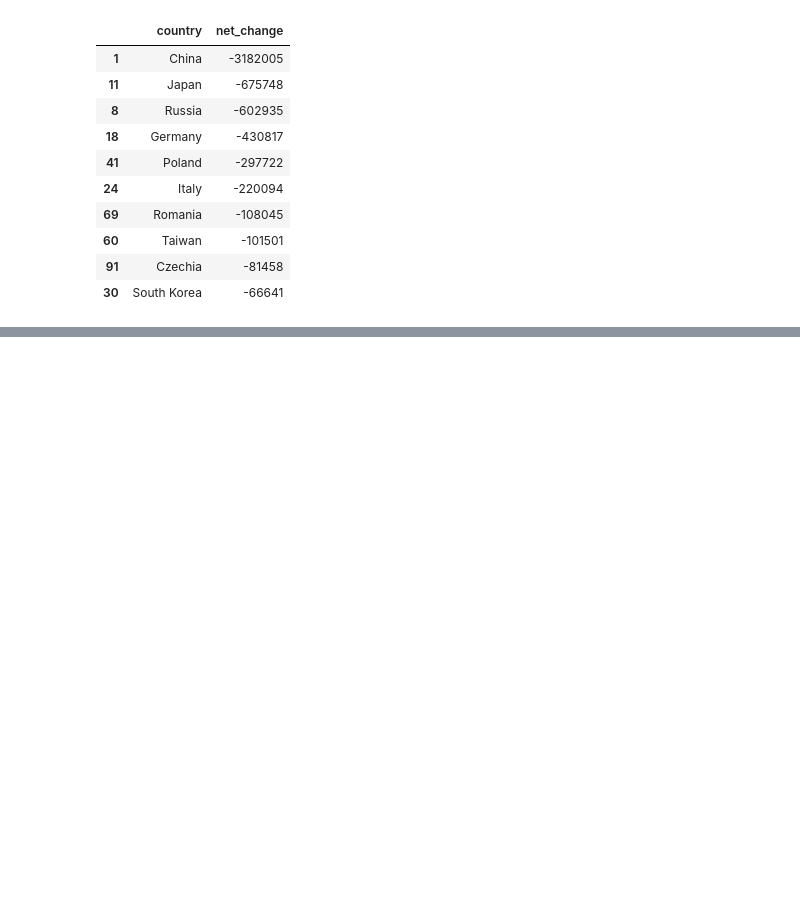
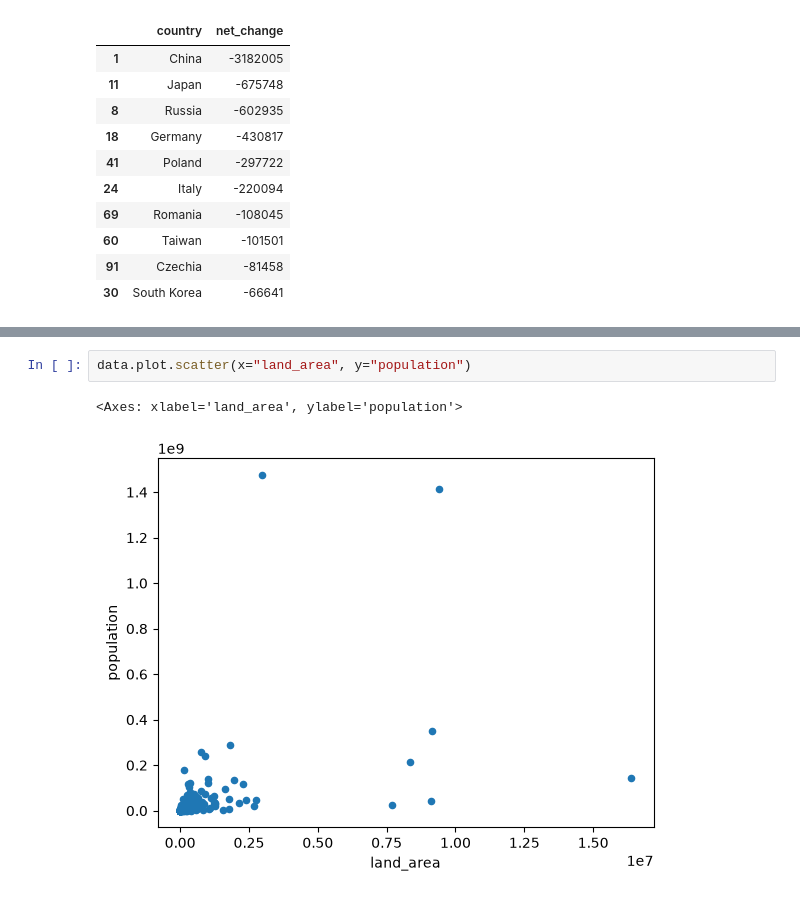
Before and after one commit to KristijanJakimov/population_analysis_project, a Jupyter notebook: analysis.ipynb, the cells around one changed output, grey strips where cells are left out. Saved outputs shown, nothing was run; the diff lists cells and outputs as text; blank space fills up the shorter version.

```diff
--- a/analysis.ipynb
+++ b/analysis.ipynb
@@ -231,0 +249,5 @@ data.sort_values("net_change")[["country", "net_change"]].head(10)
+# %%
+data.plot.scatter(x="land_area", y="population")
+# %% [output]
+<Axes: xlabel='land_area', ylabel='population'>
+[figure, added]
```
Also changed, not shown: parts of 5 cells of this notebook.
